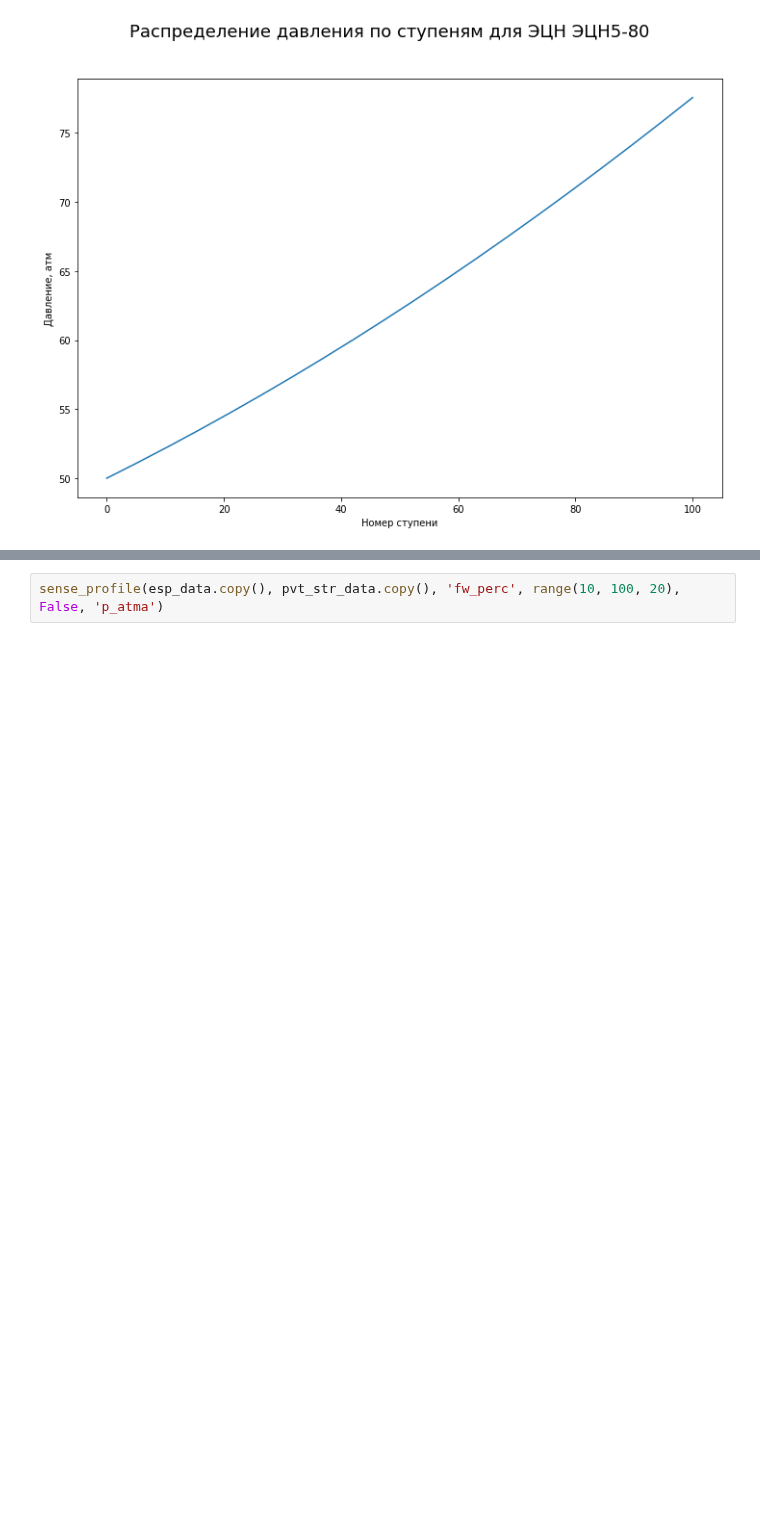
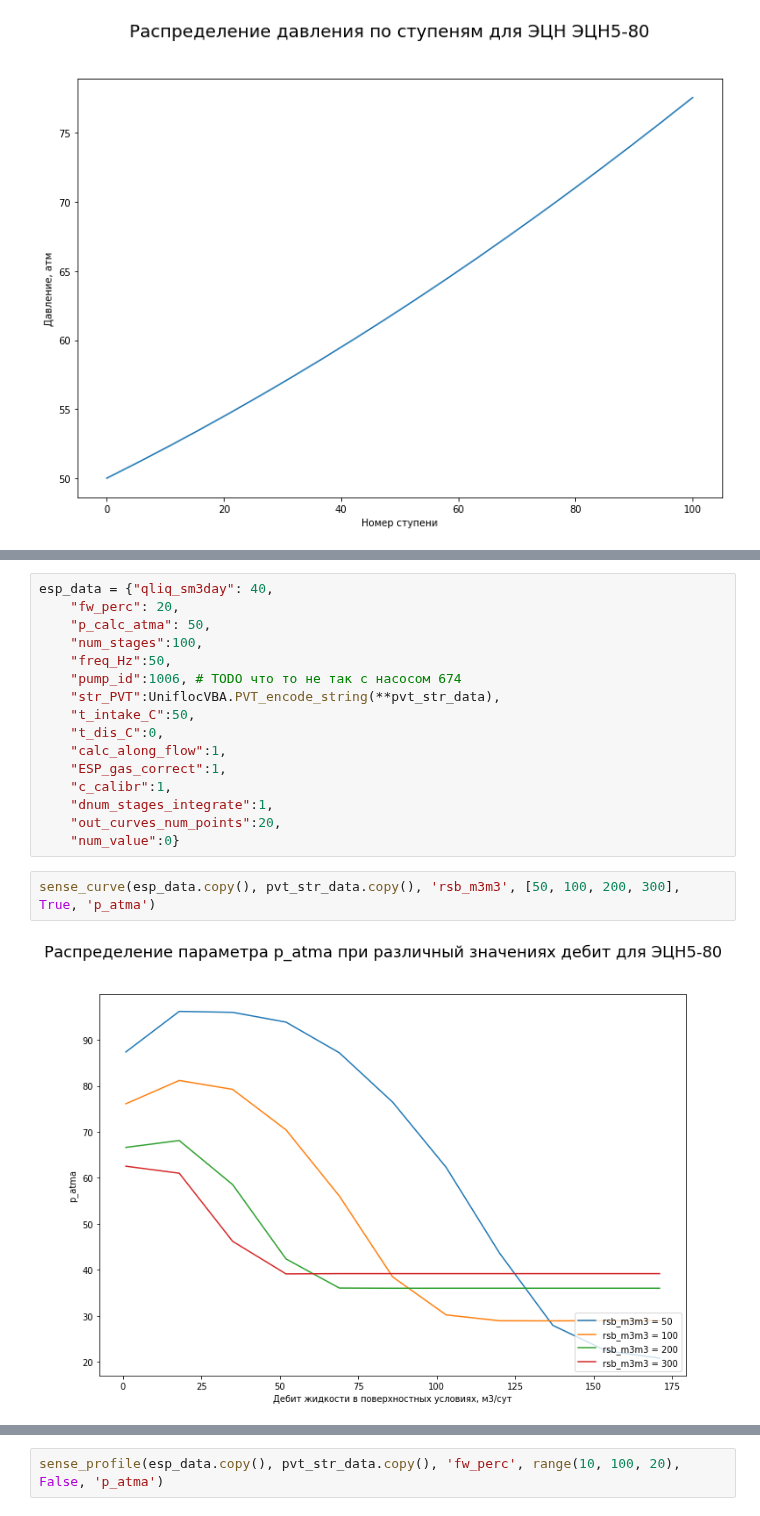
Before and after one commit to unifloc/unifloc_vba, a Jupyter notebook: examples_python/ex074.ESP_inside.ipynb, the cells around one changed output, grey strips where cells are left out. Drawn from its saved outputs; the diff is of its cells as text; blank space fills up the shorter version.

```diff
--- a/examples_python/ex074.ESP_inside.ipynb
+++ b/examples_python/ex074.ESP_inside.ipynb
@@ -193,0 +234,20 @@ plt.show()
+# %%
+esp_data = {"qliq_sm3day": 40,
+    "fw_perc": 20,
+    "p_calc_atma": 50,
+    "num_stages":100,
+    "freq_Hz":50,
+    "pump_id":1006, # TODO что то не так с насосом 674
+    "str_PVT":UniflocVBA.PVT_encode_string(**pvt_str_data),
+    "t_intake_C":50,
+    "t_dis_C":0,
+    "calc_along_flow":1,
+    "ESP_gas_correct":1,
+    "c_calibr":1,
+    "dnum_stages_integrate":1,
+    "out_curves_num_points":20,
+    "num_value":0}
+# %%
+sense_curve(esp_data.copy(), pvt_str_data.copy(), 'rsb_m3m3', [50, 100, 200, 300], True, 'p_atma')
+# %% [output]
+[figure, added]
```
Also changed, not shown: parts of 25 cells of this notebook, 1 other file.
